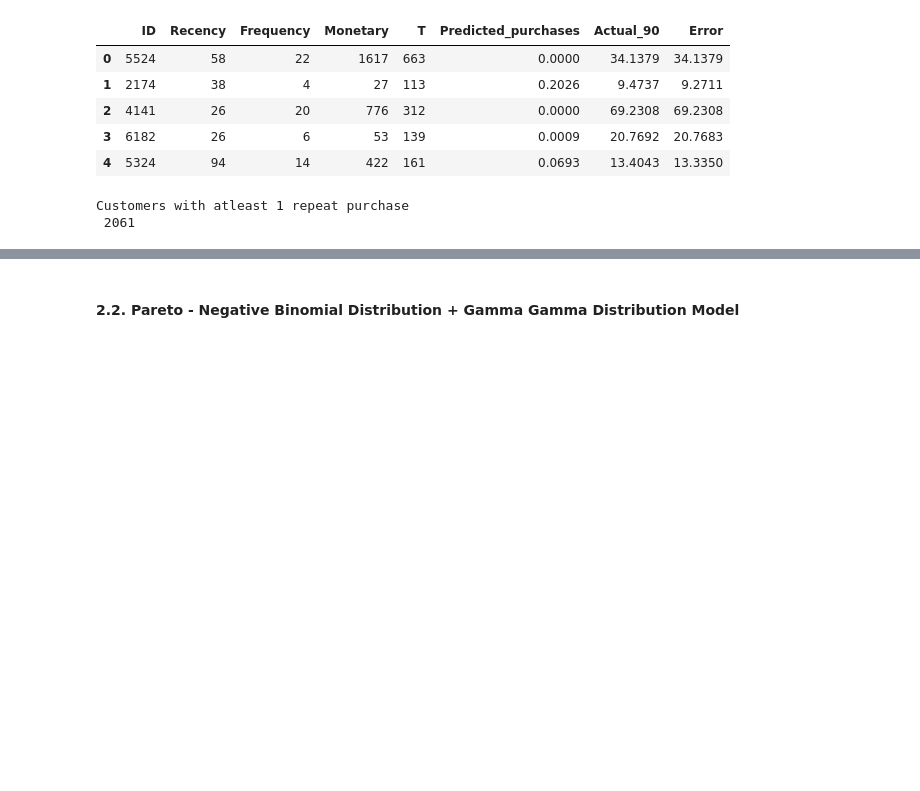
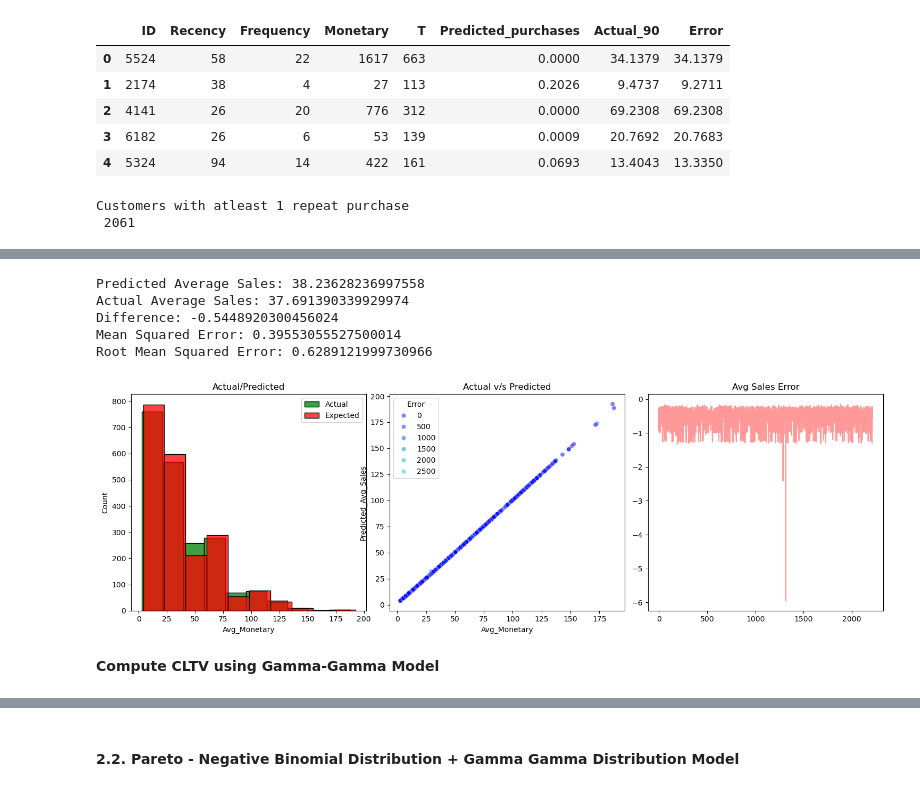
Before and after one commit to annugit1655/Customer-Behaviour-Analysis-with-CLTV, a Jupyter notebook: notebooks/04-CLTV-Probabilistic-models.ipynb, the cells around one changed output, grey strips where cells are left out. Saved outputs shown, nothing was run; the diff lists cells and outputs as text; code cells hidden in the pictures; blank space fills up the shorter version.

Commit message:
cltv_complete

```diff
--- a/notebooks/04-CLTV-Probabilistic-models.ipynb
+++ b/notebooks/04-CLTV-Probabilistic-models.ipynb
@@ -469,0 +467,8 @@ sns.heatmap(df_summary[['Frequency', 'Monetary']].corr(), annot=True);
+# %%
+# model fits in average sales per transaction
+df_summary.loc[:,'Avg_Monetary'] = df_summary['Monetary'] / df_summary['Frequency']
+ggf_model = GammaGammaFitter(penalizer_coef = 0.01)
+ggf_model.fit(df_summary['Frequency'], df_summary['Avg_Monetary'])
+
+df_summary['Predicted_Avg_Sales'] = ggf_model.conditional_expected_average_profit(df_summary['Frequency'],df_summary['Avg_Monetary'])
+df_summary.head()
@@ -469,0 +482,33 @@ sns.heatmap(df_summary[['Frequency', 'Monetary']].corr(), annot=True);
+# %%
+print(f"Predicted Average Sales: {df_summary["Predicted_Avg_Sales"].mean()}")
+print(f"Actual Average Sales: {df_summary["Avg_Monetary"].mean()}")
+print(f"Difference: {df_summary["Avg_Monetary"].mean() - df_summary["Predicted_Avg_Sales"].mean()}")
+print(f"Mean Squared Error: {mean_squared_error(df_summary["Avg_Monetary"], df_summary["Predicted_Avg_Sales"])}")
+print(f"Root Mean Squared Error: {sqrt(mean_squared_error(df_summary["Avg_Monetary"], df_summary["Predicted_Avg_Sales"]))}")
+# %% [output]
+Predicted Average Sales: 38.23628236997558
+Actual Average Sales: 37.691390339929974
+Difference: -0.5448920300456024
+Mean Squared Error: 0.39553055527500014
+Root Mean Squared Error: 0.6289121999730966
+# %%
+fig, ax = plt.subplots(1, 3, figsize=(15, 5))
+
+sns.histplot(df_summary["Avg_Monetary"], color = "g", bins=10, kde = False, ax = ax[0])
+sns.histplot(df_summary["Predicted_Avg_Sales"], color = "r", bins=10, kde = False, ax=ax[0])
+ax[0].set_title("Actual/Predicted")
+ax[0].legend(["Actual", "Expected"])
+
+sns.scatterplot(data=df_summary, x="Avg_Monetary", y="Predicted_Avg_Sales", alpha = 0.5, hue = "Error", palette = "winter",ax=ax[1])
+ax[1].set_title("Actual v/s Predicted")
+
+ax[2].plot(df_summary["Avg_Monetary"]-df_summary["Predicted_Avg_Sales"], color = 'r', alpha = 0.4)
+ax[2].set_title("Avg Sales Error")
+
+plt.tight_layout()
+plt.subplots_adjust(wspace=0.1, hspace=0.1)
+plt.show()
+# %% [output]
+[figure, added]
+# %% [markdown]
+**Compute CLTV using Gamma-Gamma Model**
```
Also changed, not shown: parts of 30 cells of this notebook.
